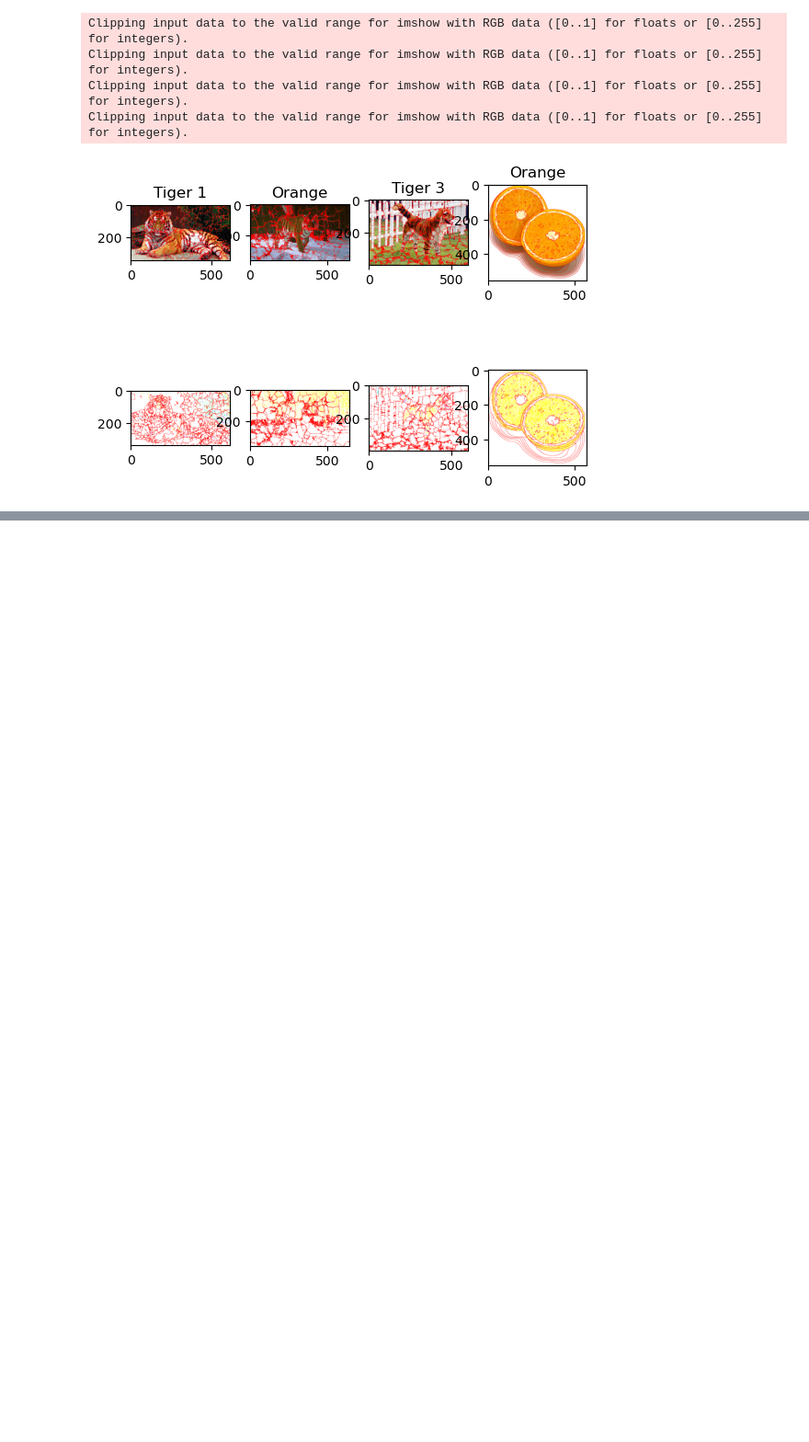
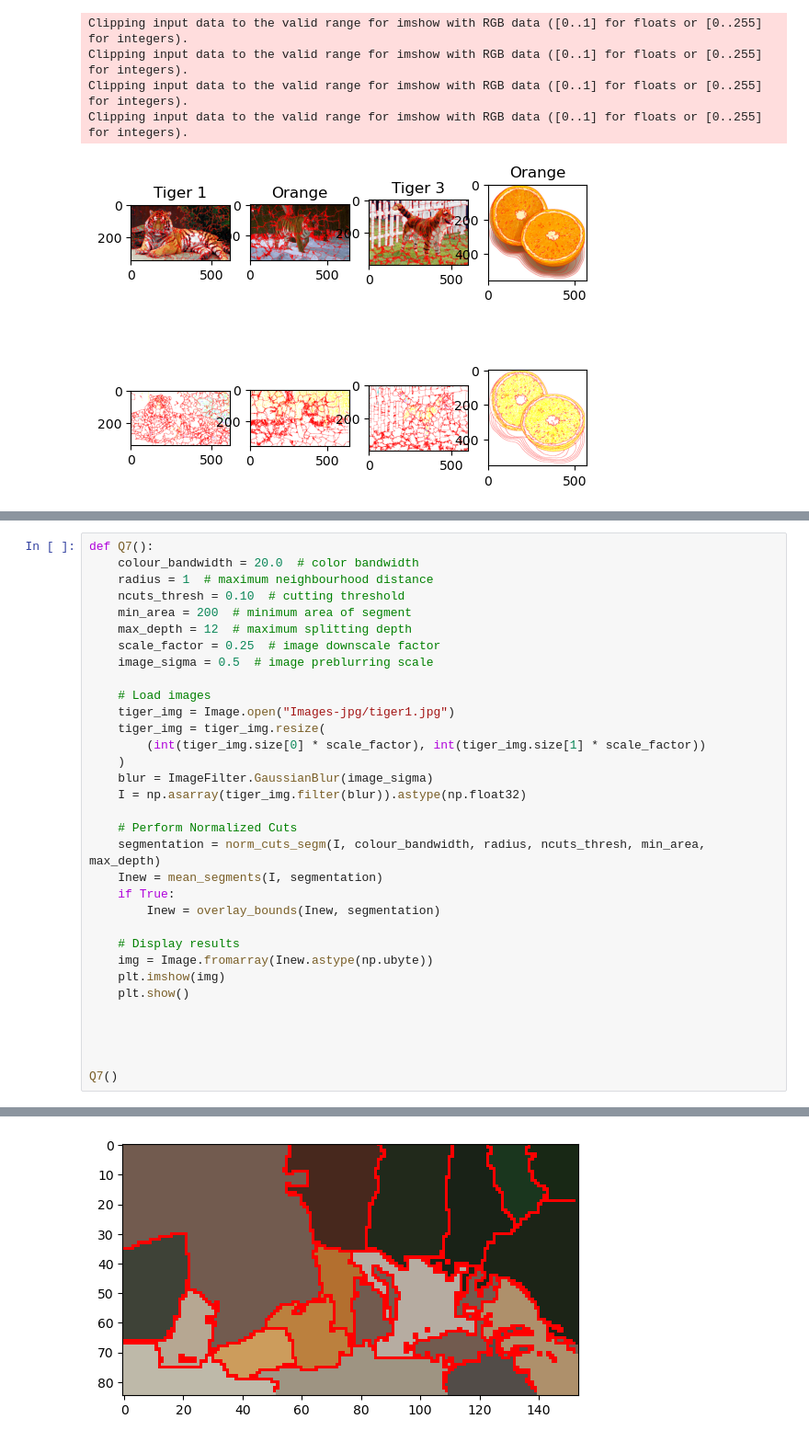
Before and after one commit to RakinAli/Computer-Vision-course, a Jupyter notebook: Labs/Lab 3/Rakin/main.ipynb, the cells around one changed output, grey strips where cells are left out. Shown at 92% size. Cells and saved outputs as stored; diff of their text form; blank space fills up the shorter version.

```diff
--- a/Labs/Lab 3/Rakin/main.ipynb
+++ b/Labs/Lab 3/Rakin/main.ipynb
@@ -413,0 +450,34 @@ What kind of similarities and differences do you see between K-means and mean-sh
+# %%
+def Q7():
+    colour_bandwidth = 20.0  # color bandwidth
+    radius = 1  # maximum neighbourhood distance
+    ncuts_thresh = 0.10  # cutting threshold
+    min_area = 200  # minimum area of segment
+    max_depth = 12  # maximum splitting depth
+    scale_factor = 0.25  # image downscale factor
+    image_sigma = 0.5  # image preblurring scale
+
+    # Load images
+    tiger_img = Image.open("Images-jpg/tiger1.jpg")
+    tiger_img = tiger_img.resize(
+        (int(tiger_img.size[0] * scale_factor), int(tiger_img.size[1] * scale_factor))
+    )
+    blur = ImageFilter.GaussianBlur(image_sigma)
+    I = np.asarray(tiger_img.filter(blur)).astype(np.float32)
+
+    # Perform Normalized Cuts
+    segmentation = norm_cuts_segm(I, colour_bandwidth, radius, ncuts_thresh, min_area, max_depth)
+    Inew = mean_segments(I, segmentation)
+    if True:
+        Inew = overlay_bounds(Inew, segmentation)
+
+    # Display results
+    img = Image.fromarray(Inew.astype(np.ubyte))
+    plt.imshow(img)
+    plt.show()
+
+
+
+
+Q7()
+# %% [output]
@@ -413,0 +501 @@ What kind of similarities and differences do you see between K-means and mean-sh
+[figure, added]
```
Also changed, not shown: parts of 10 cells of this notebook, 1 other file.
